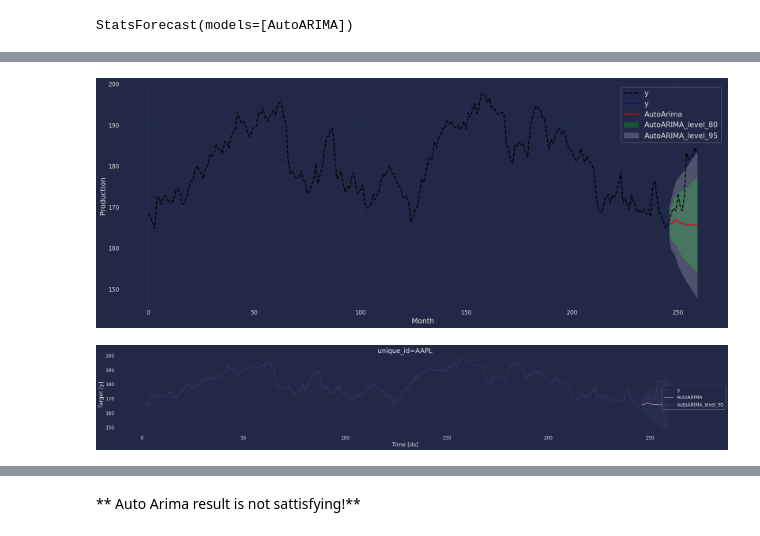
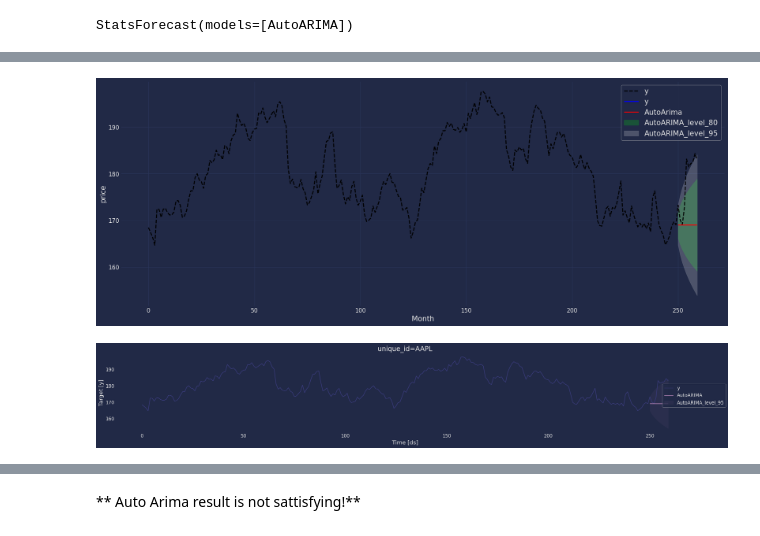
Before and after one commit to mohammadsanaee/Timeseries-Forecasting, a Jupyter notebook: Mohammad_Market_data_from_Apple!_Finance's_API.ipynb, the cells around one changed output, grey strips where cells are left out. Saved outputs shown, nothing was run; the diff lists cells and outputs as text; code cells hidden in the pictures.

```diff
--- a/Mohammad_Market_data_from_Apple!_Finance's_API.ipynb
+++ b/Mohammad_Market_data_from_Apple!_Finance's_API.ipynb
@@ -144,6 +145,6 @@ a.plot();
 # %%
-Y_train_df = df[df.ds<=245]
-Y_test_df = df[df.ds>245]
+Y_train_df = df[df.ds<=249]
+Y_test_df = df[df.ds>249]
 # %%
 Y_train_df.shape, Y_test_df.shape
 # %% [output]
@@ -383,8 +279,4 @@ sf.predict(h=29)
 # %%
-forecast_df_arima = sf.predict(h=28, level = [80, 95])
-
-forecast_df_test = forecast_df_arima[:14]
-forecast_df_future_arima = forecast_df_arima[14:]
+forecast_df_arima = sf.predict(h=10, level = [80, 95])
 # %%
-df_plot=pd.concat([df, forecast_df_test]).set_index('ds')
-df_plot
+df_plot=pd.concat([df, forecast_df_arima]).set_index('ds')
@@ -406,33 +283,33 @@ df_plot
 # %%
 fig, ax = plt.subplots(1, 1, figsize = (20, 8))
 
 plt.plot(df_plot['y'], 'k--', df_plot['AutoARIMA'], 'b-', linewidth=2 ,label="y")
 plt.plot(df_plot['AutoARIMA'], 'b-',  color="red", linewidth=2, label="AutoArima")
 
 # Specify graph features:
 ax.fill_between(df_plot.index,
                 df_plot['AutoARIMA-lo-80'],
                 df_plot['AutoARIMA-hi-80'],
                 alpha=.20,
                 color='lime',
                 label='AutoARIMA_level_80')
 ax.fill_between(df_plot.index,
                 df_plot['AutoARIMA-lo-95'],
                 df_plot['AutoARIMA-hi-95'],
                 alpha=.2,
                 color='white',
                 label='AutoARIMA_level_95')
 ax.set_title('', fontsize=20)
-ax.set_ylabel('Production', fontsize=15)
+ax.set_ylabel('price', fontsize=15)
 ax.set_xlabel('Month', fontsize=15)
 ax.legend(prop={'size': 15})
 ax.grid(True)
 plt.show()
 # %% [output]
-[figure, old version]
+[figure, new version]
 # %%
-sf.plot(df, forecast_df_test, level=[95])
+sf.plot(df, forecast_df_arima, level=[95])
 # %% [output]
-[figure, old version]
+[figure, new version]
 # %%
 crossvalidation_df = sf.cross_validation(df=Y_train_df,
```
Also changed, not shown: parts of 42 cells of this notebook.
